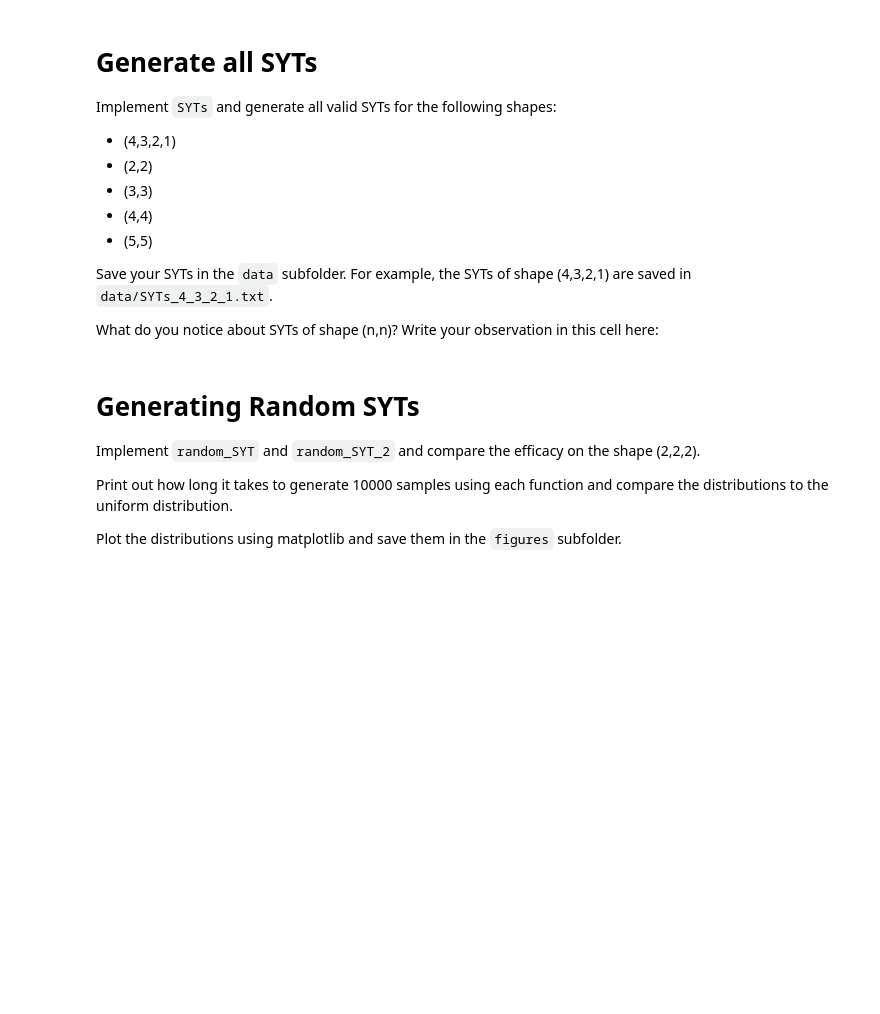
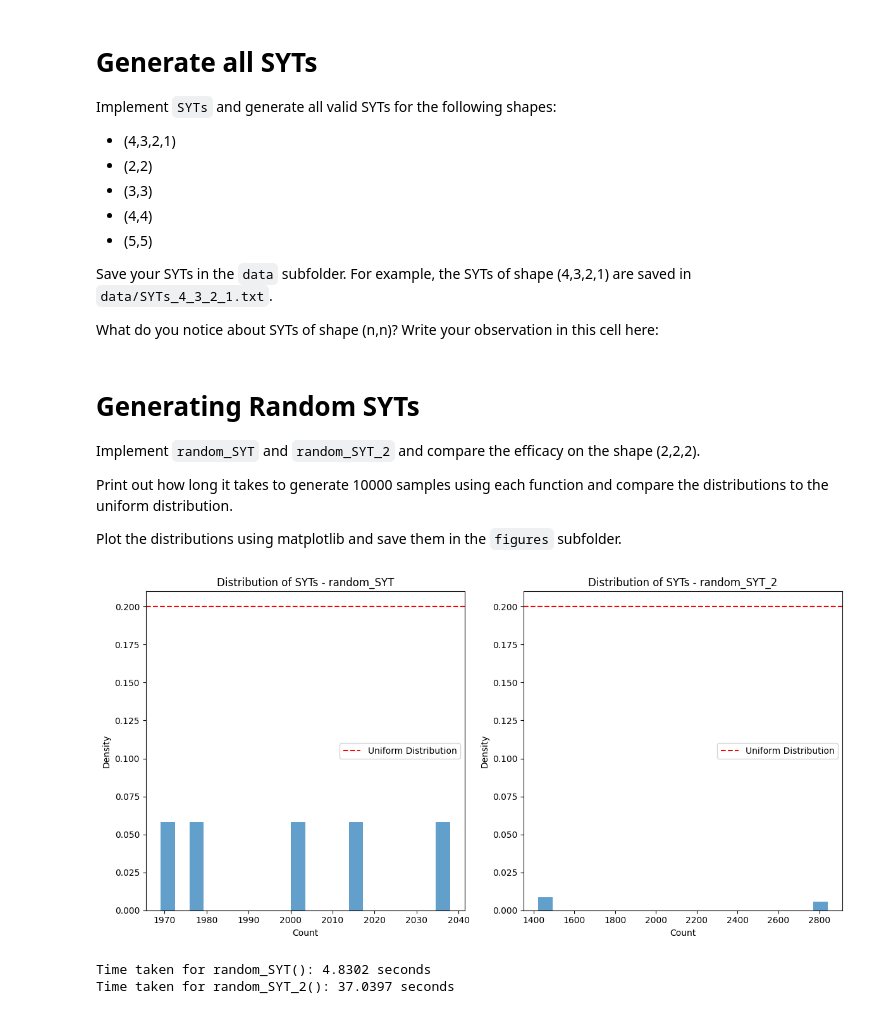
Before and after one commit to said1210UW/Math-480, a Jupyter notebook: 6_20_2024_SYT/main.ipynb, the cells around one changed output. Saved outputs shown, nothing was run; the diff lists cells and outputs as text; code cells hidden in the pictures; blank space fills up the shorter version.

```diff
--- a/6_20_2024_SYT/main.ipynb
+++ b/6_20_2024_SYT/main.ipynb
@@ -33,3 +41,18 @@ shapes = [(4,3,2,1), (2,2), (3,3), (4,4), (5,5)]
+# %%
+path = "C:/Users/said1210/OneDrive - UW/UW 23-24/Summer 2024/MATH 480/Assignment 1/Math-480/6_20_2024_SYT/data/SYTs_4_3_2_1.txt"
+# Generate SYTs
+shapes = [(4,3,2,1), (2,2), (3,3), (4,4), (5,5)]
+
+with open(path, 'w') as f:
+    for shape in shapes:
+        result = SYT.SYTs(shape)
+        f.write(f"Shape {shape}: \n")
+        for syt in result:
+            f.write(f"{syt}\n")
+        f.write("\n")
+
+# We can see that the (n,n) have less amount of combinations to choose from,
+# making its computation a bit quicker than the slow (4,3, 2, 1) calculation
 # %% [markdown]
 # Generating Random SYTs
 Implement `random_SYT` and `random_SYT_2` and compare the efficacy on the shape (2,2,2).
@@ -51,0 +63,65 @@ for i in range(10000):
+# %%
+shape = (2,2,2)
+
+distribution = {syt: 0 for syt in SYT.SYTs(shape)}
+start_time = time.time()
+for i in range(10000):
+  # Test random_SYT()
+  syt = SYT.random_SYT(shape)
+  distribution[syt] += 1
+
+time_random_SYT = time.time() - start_time
+
+
+
+distribution2 = {syt: 0 for syt in SYT.SYTs(shape)}
+start_time = time.time()
+for i in range(10000):
+  # Test random_SYT_2()
+  syt = SYT.random_SYT_2(shape)
+  distribution2[syt] += 1
+
+time_random_SYT2 = time.time() - start_time
+
+
+# Assuming uniform distribution for comparison
+expected_count = 10000 / len(distribution)
+
+# Plotting distributions
+plt.figure(figsize=(12, 6))
+
+# Distribution Random SYT 1
+plt.subplot(1, 2, 1)
+plt.hist(list(distribution.values()), bins=20, density=True, alpha=0.7)
+plt.axhline(y=expected_count / 10000 , color='r', linestyle='--', label='Uniform Distribution')
+plt.title('Distribution of SYTs - random_SYT')
+plt.xlabel('Count')
+plt.ylabel('Density')
+plt.legend()
+
+# Distribution Random SYT 2
+plt.subplot(1, 2, 2)
+plt.hist(list(distribution2.values()), bins=20, density=True, alpha=0.7)
+plt.axhline(y=expected_count / 10000, color='r', linestyle='--', label='Uniform Distribution')
+plt.title('Distribution of SYTs - random_SYT_2')
+plt.xlabel('Count')
+plt.ylabel('Density')
+plt.legend()
+
+plt.tight_layout()
+
+# Save figures in the 'figures' subfolder
+figures_folder = 'C:/Users/said1210/OneDrive - UW/UW 23-24/Summer 2024/MATH 480/Assignment 1/Math-480/6_20_2024_SYT/figures'
+if not os.path.exists(figures_folder):
+    os.makedirs(figures_folder)
+
+plt.savefig(os.path.join(figures_folder, 'SYT_distributions.png'))
+plt.show()
+
+# Print time taken for each function
+print(f"Time taken for random_SYT(): {time_random_SYT:.4f} seconds")
+print(f"Time taken for random_SYT_2(): {time_random_SYT2:.4f} seconds")
+# %% [output]
+[figure, added]
+Time taken for random_SYT(): 4.8302 seconds
+Time taken for random_SYT_2(): 37.0397 seconds
```
Also changed, not shown: parts of 4 cells of this notebook, 17 other files.
